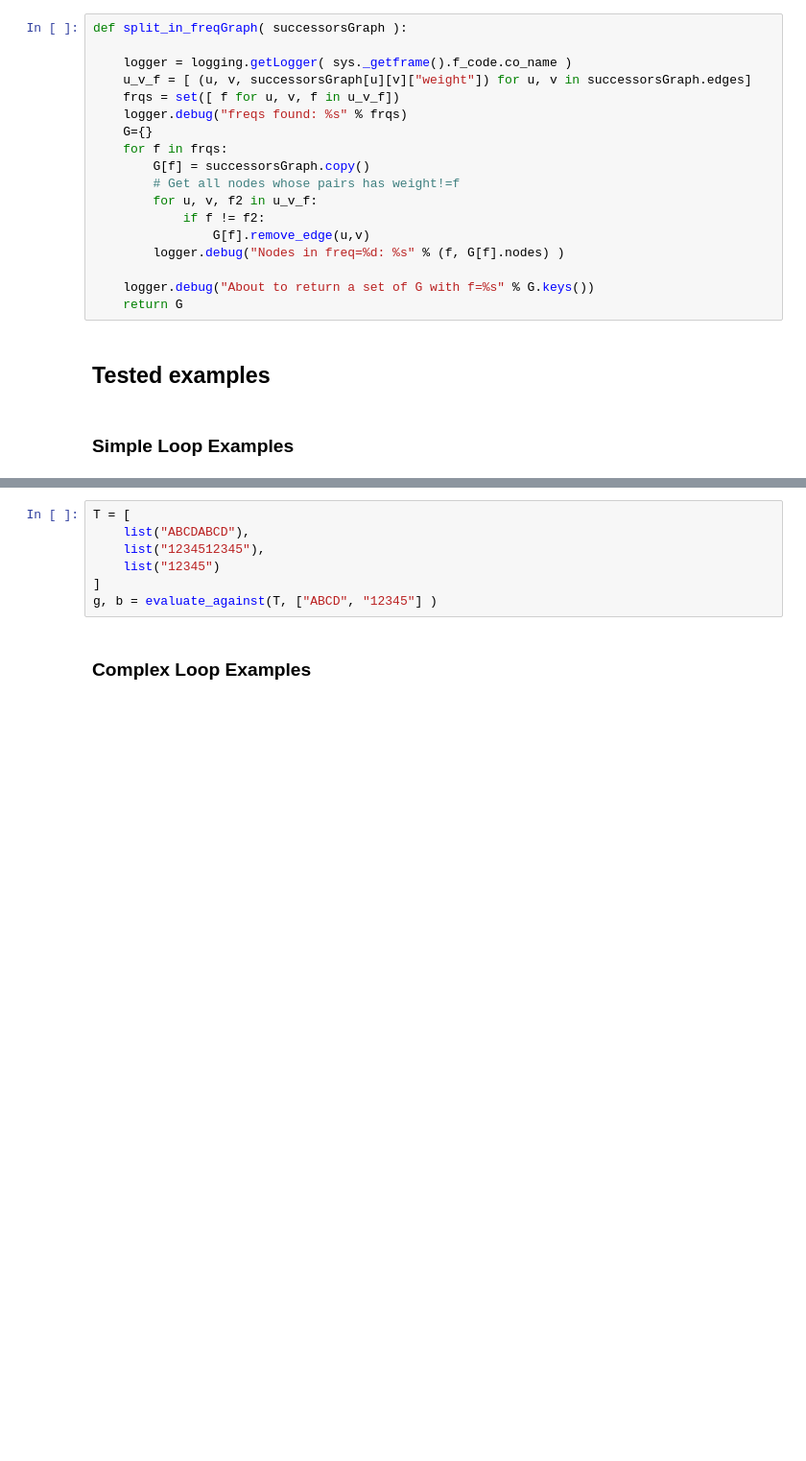
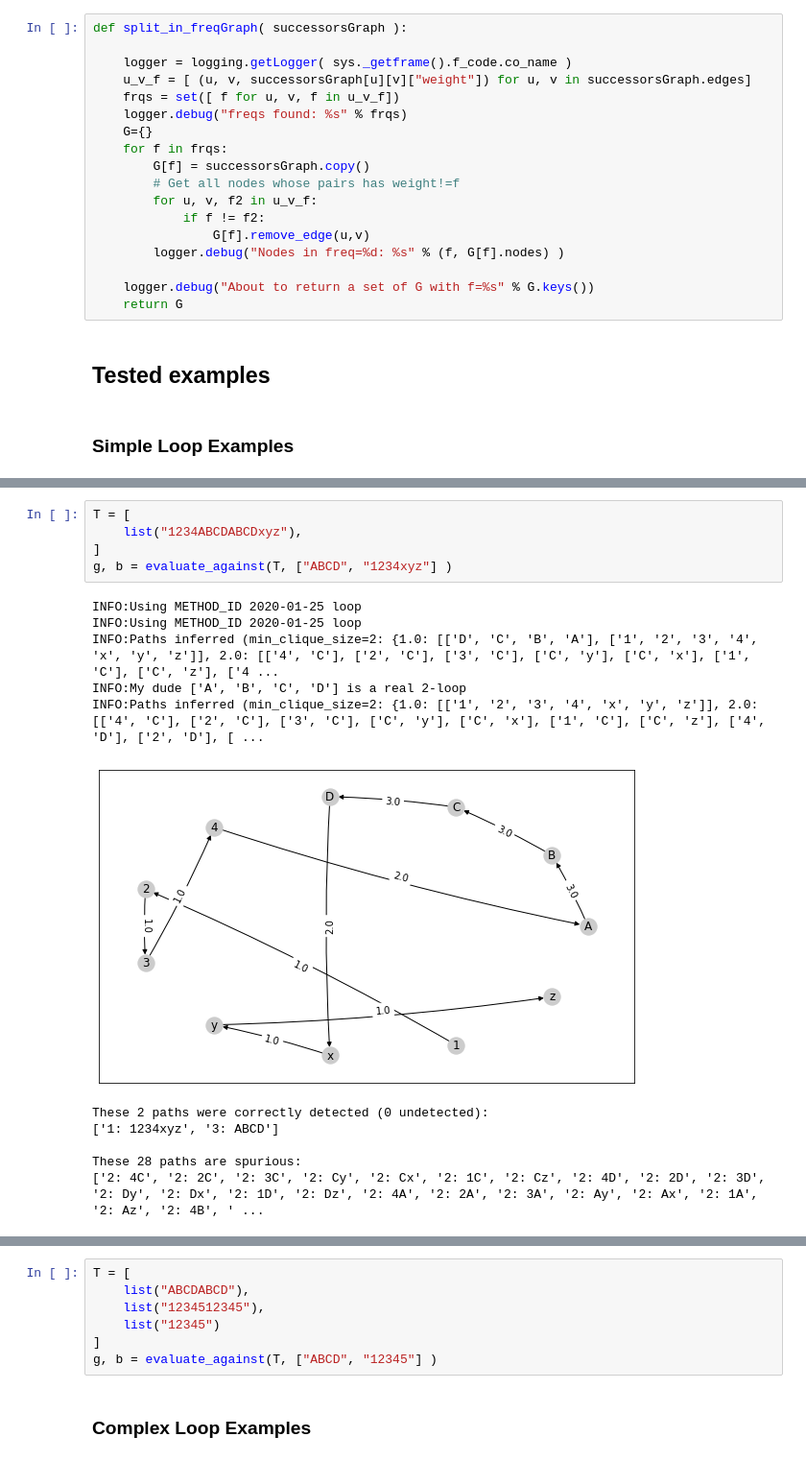
Before and after one commit to jpgil/logdelay, a Jupyter notebook: notebooks/2-structures/2020-01-25-Tests-forCliques.ipynb, the cells around one changed output, grey strips where cells are left out. Shown at 96% size. Drawn from its saved outputs; the diff is of its cells as text; blank space fills up the shorter version.

```diff
--- a/notebooks/2-structures/2020-01-25-Tests-forCliques.ipynb
+++ b/notebooks/2-structures/2020-01-25-Tests-forCliques.ipynb
@@ -413,0 +483,17 @@ These 1 paths are spurious:
+# %%
+T = [
+    list("1234ABCDABCDxyz"),
+]
+g, b = evaluate_against(T, ["ABCD", "1234xyz"] )
+# %% [output]
+INFO:Using METHOD_ID 2020-01-25 loop
+INFO:Using METHOD_ID 2020-01-25 loop
+INFO:Paths inferred (min_clique_size=2: {1.0: [['D', 'C', 'B', 'A'], ['1', '2', '3', '4', 'x', 'y', 'z']], 2.0: [['4', 'C'], ['2', 'C'], ['3', 'C'], ['C', 'y'], ['C', 'x'], ['1', 'C'], ['C', 'z'], ['4 ...
+INFO:My dude ['A', 'B', 'C', 'D'] is a real 2-loop
+INFO:Paths inferred (min_clique_size=2: {1.0: [['1', '2', '3', '4', 'x', 'y', 'z']], 2.0: [['4', 'C'], ['2', 'C'], ['3', 'C'], ['C', 'y'], ['C', 'x'], ['1', 'C'], ['C', 'z'], ['4', 'D'], ['2', 'D'], [ ...
+[figure, added]
+These 2 paths were correctly detected (0 undetected):
+['1: 1234xyz', '3: ABCD']
+
+These 28 paths are spurious:
+['2: 4C', '2: 2C', '2: 3C', '2: Cy', '2: Cx', '2: 1C', '2: Cz', '2: 4D', '2: 2D', '2: 3D', '2: Dy', '2: Dx', '2: 1D', '2: Dz', '2: 4A', '2: 2A', '2: 3A', '2: Ay', '2: Ax', '2: 1A', '2: Az', '2: 4B', ' ...
```
Also changed, not shown: parts of 15 cells of this notebook.
